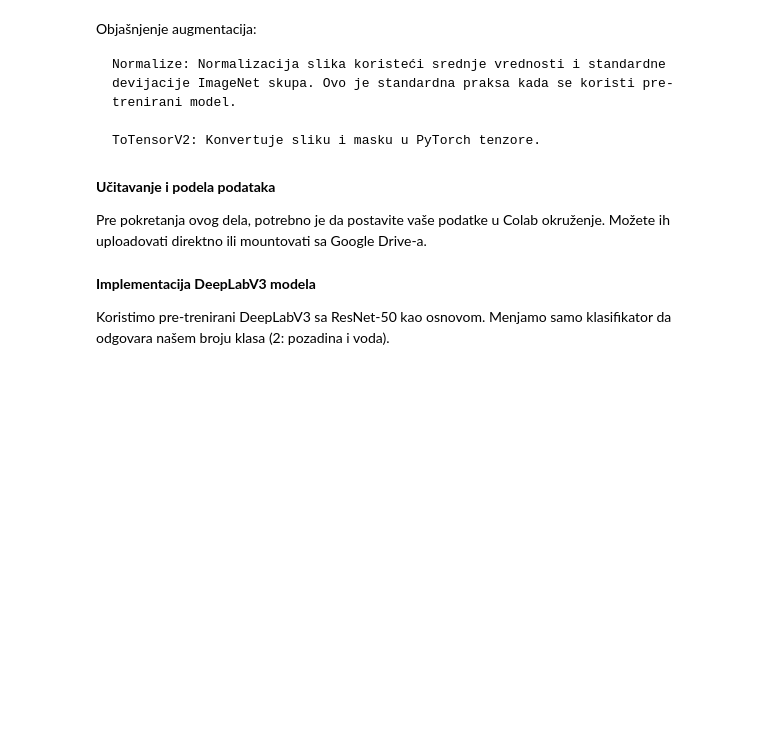
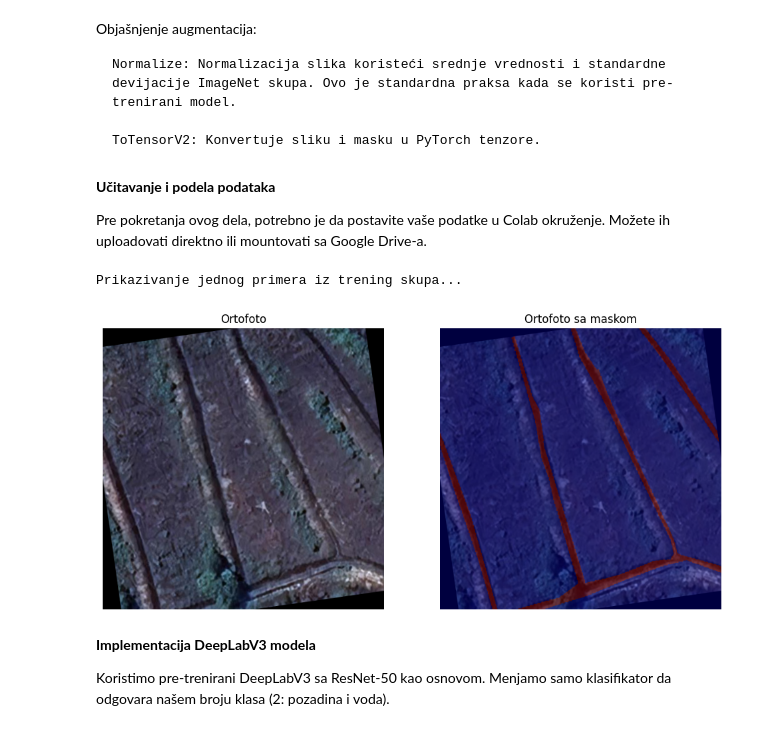
Before and after one commit to Konstantin036/WaterSurfaceNet, a Jupyter notebook: projekatOG.ipynb, the cells around one changed output. Cells and saved outputs as stored; diff of their text form; code cells hidden in the pictures; blank space fills up the shorter version.

Commit message:
Finished Code,without testing on the large images

```diff
--- a/projekatOG.ipynb
+++ b/projekatOG.ipynb
@@ -185,3 +118,80 @@ show_sample(image, mask)
+# %%
+TRAIN_IMG_DIR = "/content/drive/MyDrive/DataSet/train/images"
+TRAIN_MASK_DIR = "/content/drive/MyDrive/DataSet/train/masks"
+VAL_IMG_DIR = "/content/drive/MyDrive/DataSet/val/images"
+VAL_MASK_DIR = "/content/drive/MyDrive/DataSet/val/masks"
+
+# Kreiranje Dataset i DataLoader objekata
+train_dataset = WaterBodiesDataset(
+    image_dir=TRAIN_IMG_DIR, mask_dir=TRAIN_MASK_DIR, transform=train_transform
+)
+val_dataset = WaterBodiesDataset(
+    image_dir=VAL_IMG_DIR, mask_dir=VAL_MASK_DIR, transform=val_transform
+)
+
+train_loader = DataLoader(train_dataset, batch_size=4, shuffle=True, num_workers=2, drop_last=True)
+val_loader = DataLoader(val_dataset, batch_size=4, shuffle=False, num_workers=2)
+
+
+def show_sample(image, mask):
+    """
+    Prikazuje primer slike i maske jednu pored druge.
+    Ova funkcija ispravno rukuje PyTorch tenzorima koji dolaze iz Dataset-a.
+    """
+    # 'image' i 'mask' su na ulazu PyTorch Tenzori.
+
+    # --- KORAK 1: Denormalizacija slike ---
+    # Vraćamo normalizovanu sliku u opseg [0, 1] kako bi se mogla prikazati.
+    # Ovo radimo ručno koristeći PyTorch operacije.
+    mean = torch.tensor([0.485, 0.456, 0.406]).view(3, 1, 1)
+    std = torch.tensor([0.229, 0.224, 0.225]).view(3, 1, 1)
+    image = image * std + mean
+    # Osiguravamo da su vrednosti piksela unutar validnog opsega [0, 1]
+    image = image.clamp(0, 1)
+
+    # --- KORAK 2: Konverzija Tenzora u NumPy nizove za prikaz ---
+    # Matplotlib očekuje (visina, širina, kanali) format, pa moramo promeniti redosled osa.
+    # Originalni tenzor je (kanali, visina, širina).
+    image_np = image.permute(1, 2, 0).numpy()
+
+    # Maska je već u (visina, širina) formatu, pa je samo konvertujemo.
+    mask_np = mask.numpy()
+
+    # --- KORAK 3: Prikazivanje NumPy nizova ---
+    plt.figure(figsize=(12, 6))
+
+    plt.subplot(1, 2, 1)
+    plt.imshow(image_np)
+    plt.title("Ortofoto")
+    plt.axis('off')
+
+    plt.subplot(1, 2, 2)
+    plt.imshow(image_np)
+    # Prikaz maske sa providnošću preko slike
+    plt.imshow(mask_np, cmap="jet", alpha=0.5)
+    plt.title("Ortofoto sa maskom")
+    plt.axis('off')
+
+    plt.show()
+
+# =============================================================================
+# DEO KODA KOJI POZIVA FUNKCIJU (ostaje nepromenjen)
+# =============================================================================
+# Pretpostavljamo da je 'train_dataset' već kreiran kao u vašem kodu.
+
+print("Prikazivanje jednog primera iz trening skupa...")
+try:
+    # Ova linija vraća PyTorch Tenzore zahvaljujući ToTensorV2()
+    image, mask = train_dataset[2]
+
+    # Prosleđujemo tenzore ispravljenoj funkciji
+    show_sample(image, mask)
+
+except Exception as e:
+    print(f"Došlo je do greške prilikom učitavanja ili prikazivanja primera: {e}")
+# %% [output]
+Prikazivanje jednog primera iz trening skupa...
+[figure, added]
 # %% [markdown]
 **Implementacija DeepLabV3 modela**
 
```
Also changed, not shown: parts of 7 cells of this notebook.
